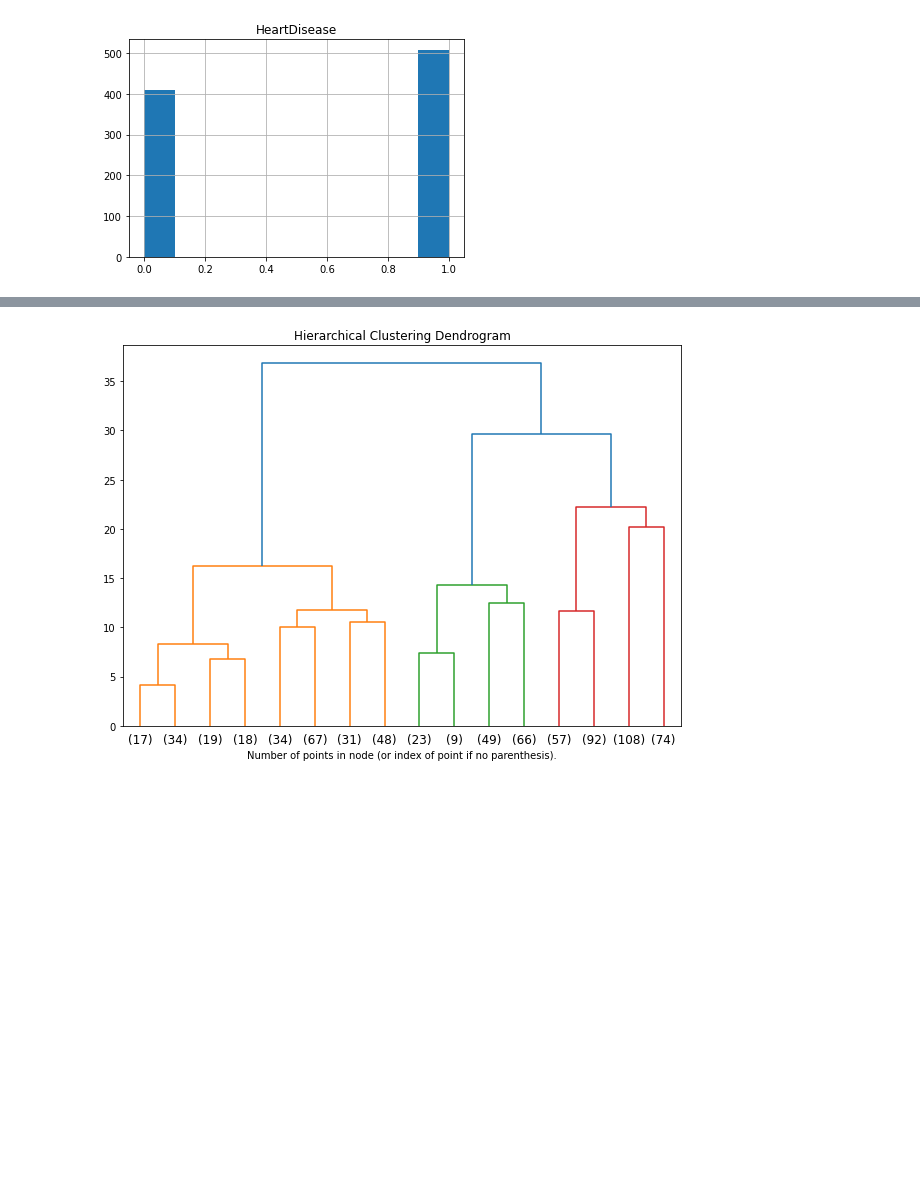
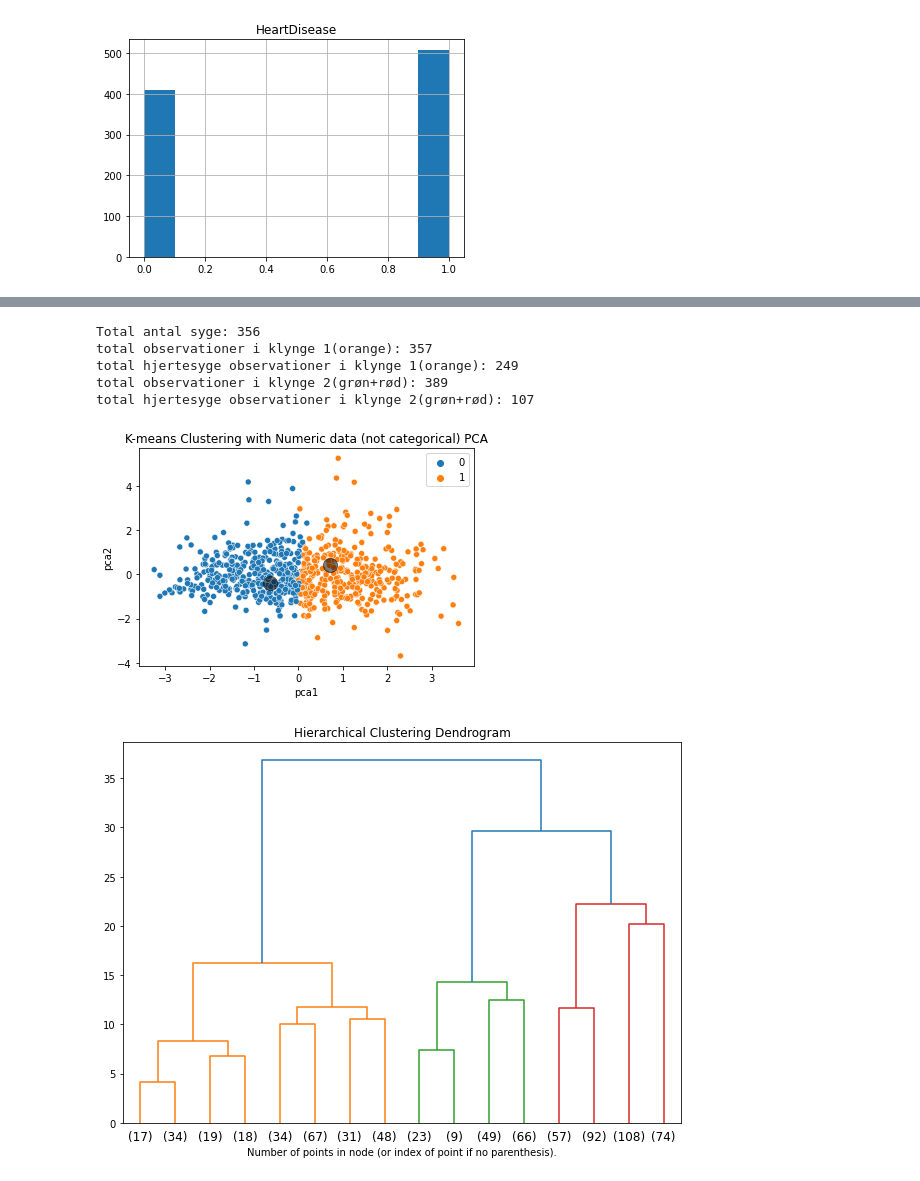
Before and after one commit to MIk1812/bigdata, a Jupyter notebook: Notebook.ipynb, the cells around one changed output, grey strips where cells are left out. Saved outputs shown, nothing was run; the diff lists cells and outputs as text; code cells hidden in the pictures; blank space fills up the shorter version.

Commit message:
K-means

```diff
--- a/Notebook.ipynb
+++ b/Notebook.ipynb
@@ -75,3 +136,56 @@ for i in range(0, 12):
+# %%
+## PCA part predict values with KMEANS
+
+NumericData_p = normalizeDataFrame.copy().loc[:,'Age':'Oldpeak']
+reducedData_numeric_p = PCA(n_components=2).fit_transform(NumericData_p)
+
+
+result = pd.DataFrame(reducedData_numeric_p, columns=['pca1', 'pca2'])
+numeric_kmeans = KMeans(n_clusters=2, init='k-means++', random_state=999)
+y_numeric_predict = numeric_kmeans.fit_predict(NumericData_p)
+y_numeric_centers = numeric_kmeans.cluster_centers_
+
+
+syg_total = 0
+
+for i in range(746):
+    if dataframe_oneOutOfK["HeartDisease"][i] == 1:
+        syg_total = syg_total + 1
+print(f"Total antal syge: {syg_total}")
+
+klynge1_total = 0
+klynge1_syg = 0
+klynge2_total = 0
+klynge2_syg = 0
+for i in range(746):
+    if y_numeric_predict[i] == 1:
+        klynge1_total = klynge1_total + 1
+        if dataframe_oneOutOfK["HeartDisease"][i] == 1:
+            klynge1_syg = klynge1_syg + 1
+    else:
+        klynge2_total = klynge2_total + 1
+        if dataframe_oneOutOfK["HeartDisease"][i] == 1:
+            klynge2_syg = klynge2_syg + 1
+print(f"total observationer i klynge 1(orange): {klynge1_total}")
+print(f"total hjertesyge observationer i klynge 1(orange): {klynge1_syg}")
+print(f"total observationer i klynge 2(grøn+rød): {klynge2_total}")
+print(f"total hjertesyge observationer i klynge 2(grøn+rød): {klynge2_syg}")
+
+
+
+
+##scater plot numeric PCA
+sns.scatterplot(data=result,x="pca1",y="pca2",hue=y_numeric_predict)
+plt.scatter(y_numeric_centers[:, 0], y_numeric_centers[:, 1], c='black', s=200, alpha=0.5)
+plt.title('K-means Clustering with Numeric data (not categorical) PCA')
+plt.show()
+# %% [output]
+Total antal syge: 356
+total observationer i klynge 1(orange): 357
+total hjertesyge observationer i klynge 1(orange): 249
+total observationer i klynge 2(grøn+rød): 389
+total hjertesyge observationer i klynge 2(grøn+rød): 107
+[figure, added]
 # %%
 from Preprocessing import normalize_dataframe
 
```
Also changed, not shown: parts of 2 cells of this notebook.
